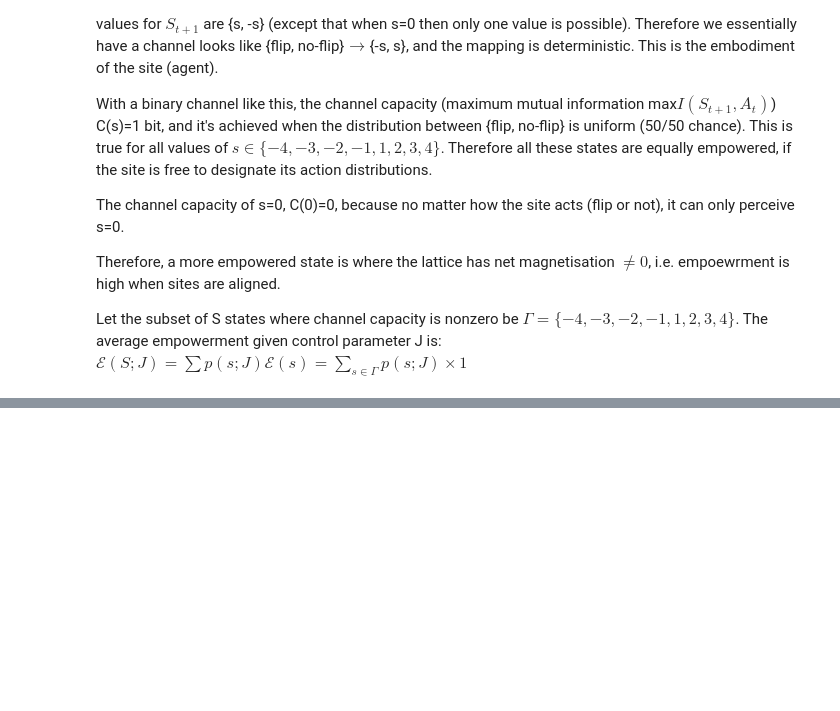
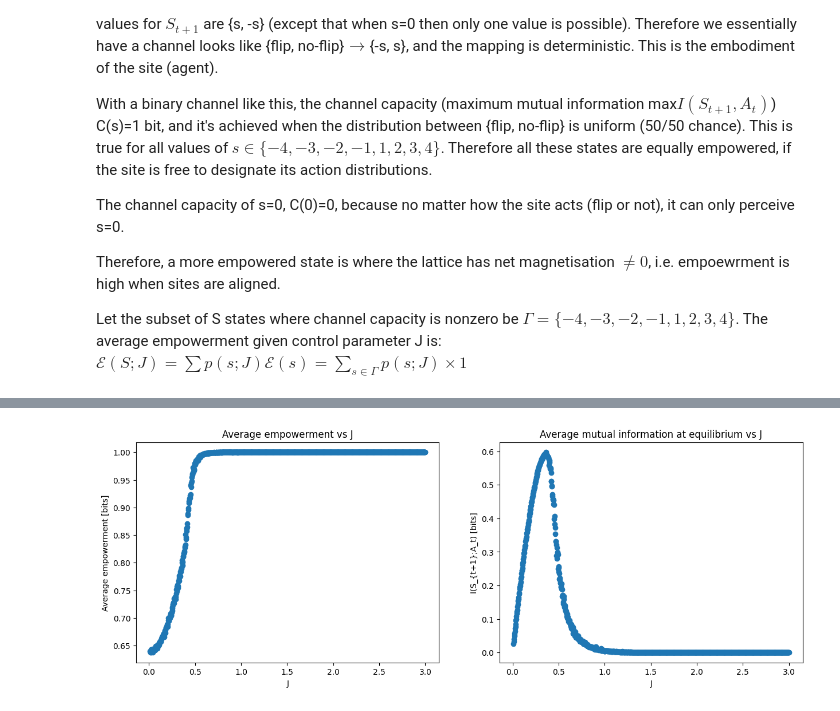
Before and after one commit to qianyangchen/IsingModel2D, a Jupyter notebook: Ising2D.ipynb, the cells around one changed output, grey strips where cells are left out. Saved outputs shown, nothing was run; the diff lists cells and outputs as text; code cells hidden in the pictures; blank space fills up the shorter version.

```diff
--- a/Ising2D.ipynb
+++ b/Ising2D.ipynb
@@ -362,14 +440,16 @@ for j in Js:
 # %%
+# plots for empowerment
 fig, axes = plt.subplots(nrows=1, ncols=2, figsize=(15, 5))
 ax = axes[0]
 ax.scatter(emps.keys(), emps.values())
 ax.set_title('Average empowerment vs J');
 ax.set_xlabel('J');
 ax.set_ylabel('Average empowerment [bits]');
+
 ax = axes[1]
 ax.scatter(mis.keys(), mis.values())
-# ax.plot(mis0.keys(), mis0.values())
-# ax.plot(mis1.keys(), mis1.values())
 ax.set_title('Average mutual information at equilibrium vs J');
 ax.set_xlabel('J');
-ax.set_ylabel('Average mutual information [bits]');
+ax.set_ylabel(r'I(S_{t+1};A_t) [bits]');
+# %% [output]
+[figure, added]
```
Also changed, not shown: parts of 35 cells of this notebook.
